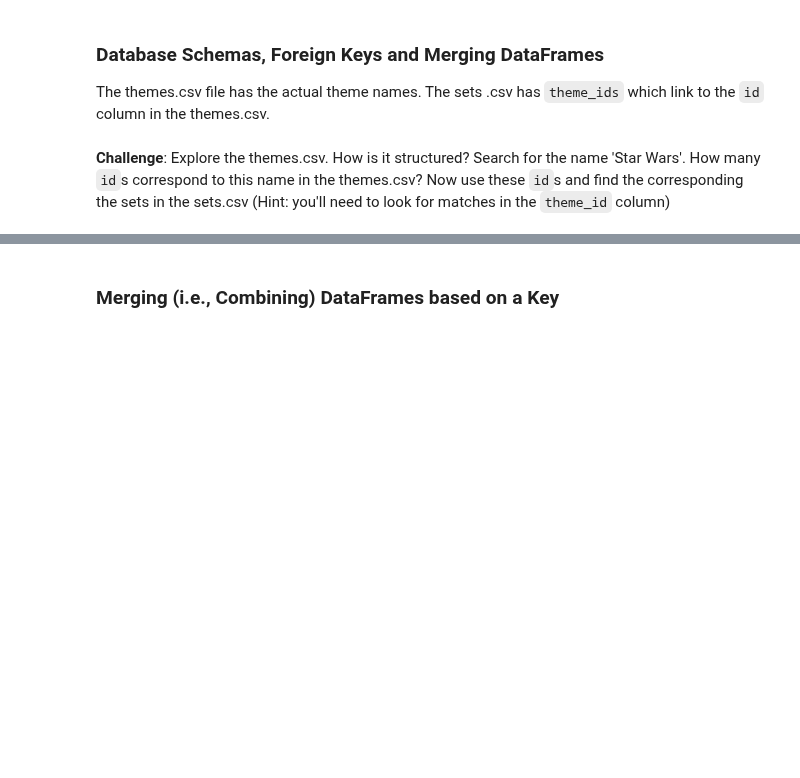
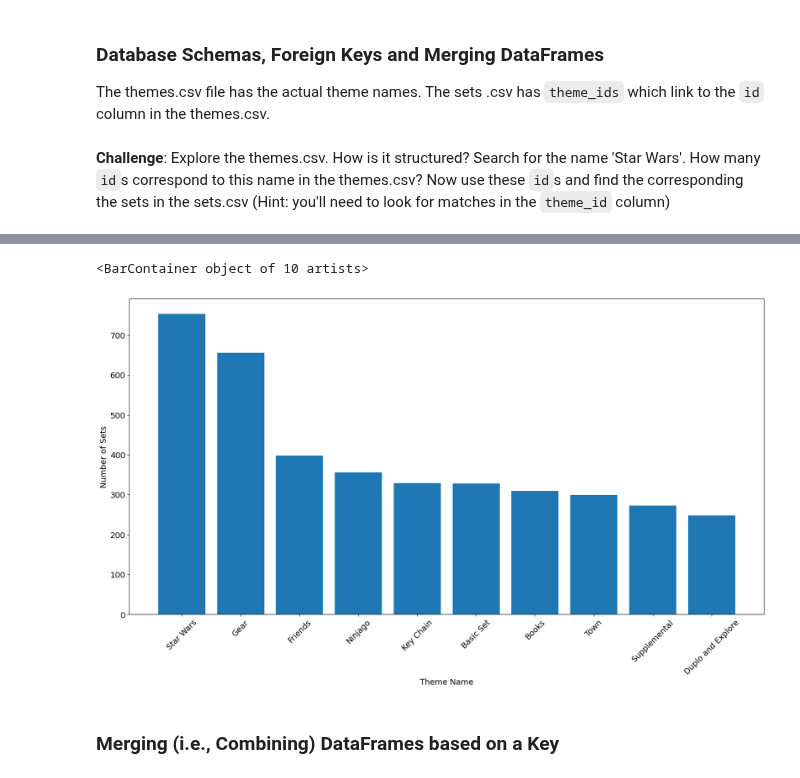
Before and after one commit to nico-Zero/Python, a Jupyter notebook: New_Shit__/Angela_Yu__/Day_73_LAGO_Dataset/LEGO Notebook and Data (start)/Lego_Analysis_for_Course_(start).ipynb, the cells around one changed output, grey strips where cells are left out. Saved outputs shown, nothing was run; the diff lists cells and outputs as text; code cells hidden in the pictures; blank space fills up the shorter version.

```diff
--- a/New_Shit__/Angela_Yu__/Day_73_LAGO_Dataset/LEGO Notebook and Data (start)/Lego_Analysis_for_Course_(start).ipynb
+++ b/New_Shit__/Angela_Yu__/Day_73_LAGO_Dataset/LEGO Notebook and Data (start)/Lego_Analysis_for_Course_(start).ipynb
@@ -232,5 +257,7 @@ ax1.plot(set_count_data.index[:-2], set_count_data.set_num[:-2])
 ### Number of Sets per LEGO Theme
 # %% [markdown]
 LEGO has licensed many hit franchises from Harry Potter to Marvel Super Heros to many others. But which theme has the largest number of individual sets?
+# %%
+set_count_values = set_df["theme_id"].value_counts()
 # %% [markdown]
 **Challenge** Use what you know about HTML markup and tags to display the database schema: https://i.imgur.com/Sg4lcjx.png
@@ -240,3 +269,12 @@ LEGO has licensed many hit franchises from Harry Potter to Marvel Super Heros to
 The themes.csv file has the actual theme names. The sets .csv has <code>theme_ids</code> which link to the <code>id</code> column in the themes.csv.
 # %% [markdown]
 **Challenge**: Explore the themes.csv. How is it structured? Search for the name 'Star Wars'. How many <code>id</code>s correspond to this name in the themes.csv? Now use these <code>id</code>s and find the corresponding the sets in the sets.csv (Hint: you'll need to look for matches in the <code>theme_id</code> column)
+# %%
+themes_df = pd.read_csv("data/themes.csv")
+# print(themes_df)
+# print(set_df)
+ids = themes_df[themes_df['name']=="Star Wars"]["id"]
+set_df[set_df["theme_id"].isin(ids)]["theme_id"].value_counts()
+new_set_count = pd.DataFrame({"id":set_count_values.index,"set_count":set_count_values.values})
+new_dataframe = pd.merge(new_set_count,themes_df[["id","name"]],on="id")
+new_dataframe[new_dataframe["name"] == "Star Wars"]
@@ -243,2 +287,12 @@ The themes.csv file has the actual theme names. The sets .csv has <code>theme_id
+# %%
+plt.figure(figsize=(20,10))
+plt.xticks(fontsize=14, rotation=45)
+plt.yticks(fontsize=14)
+plt.ylabel('Number of Sets', fontsize=14)
+plt.xlabel('Theme Name', fontsize=14)
+plt.bar(new_dataframe.name[:10],new_dataframe.set_count[:10])
+# %% [output]
+<BarContainer object of 10 artists>
+[figure, added]
 # %% [markdown]
 ### Merging (i.e., Combining) DataFrames based on a Key
```
Also changed, not shown: parts of 4 cells of this notebook, 6 other files.
